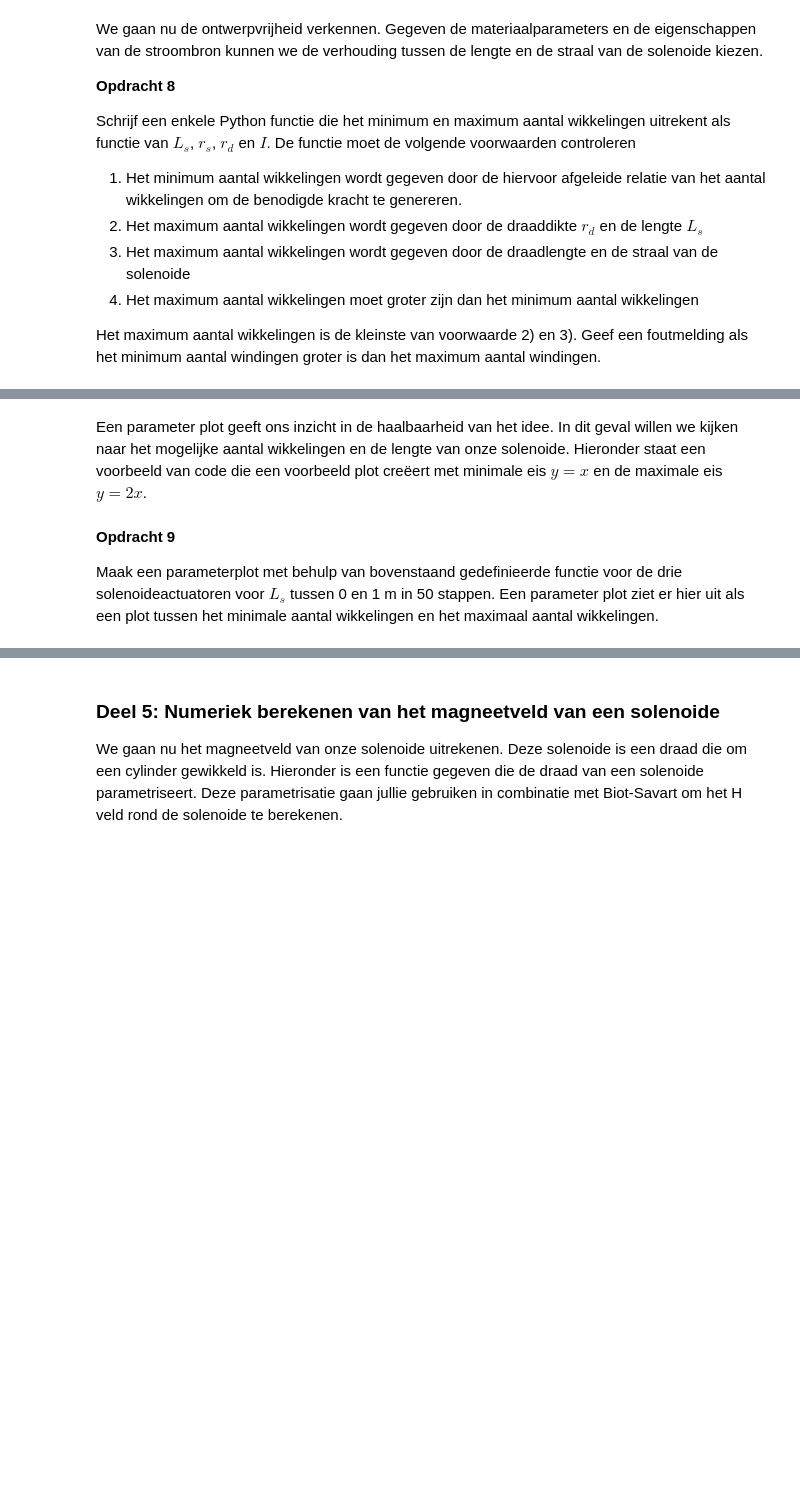
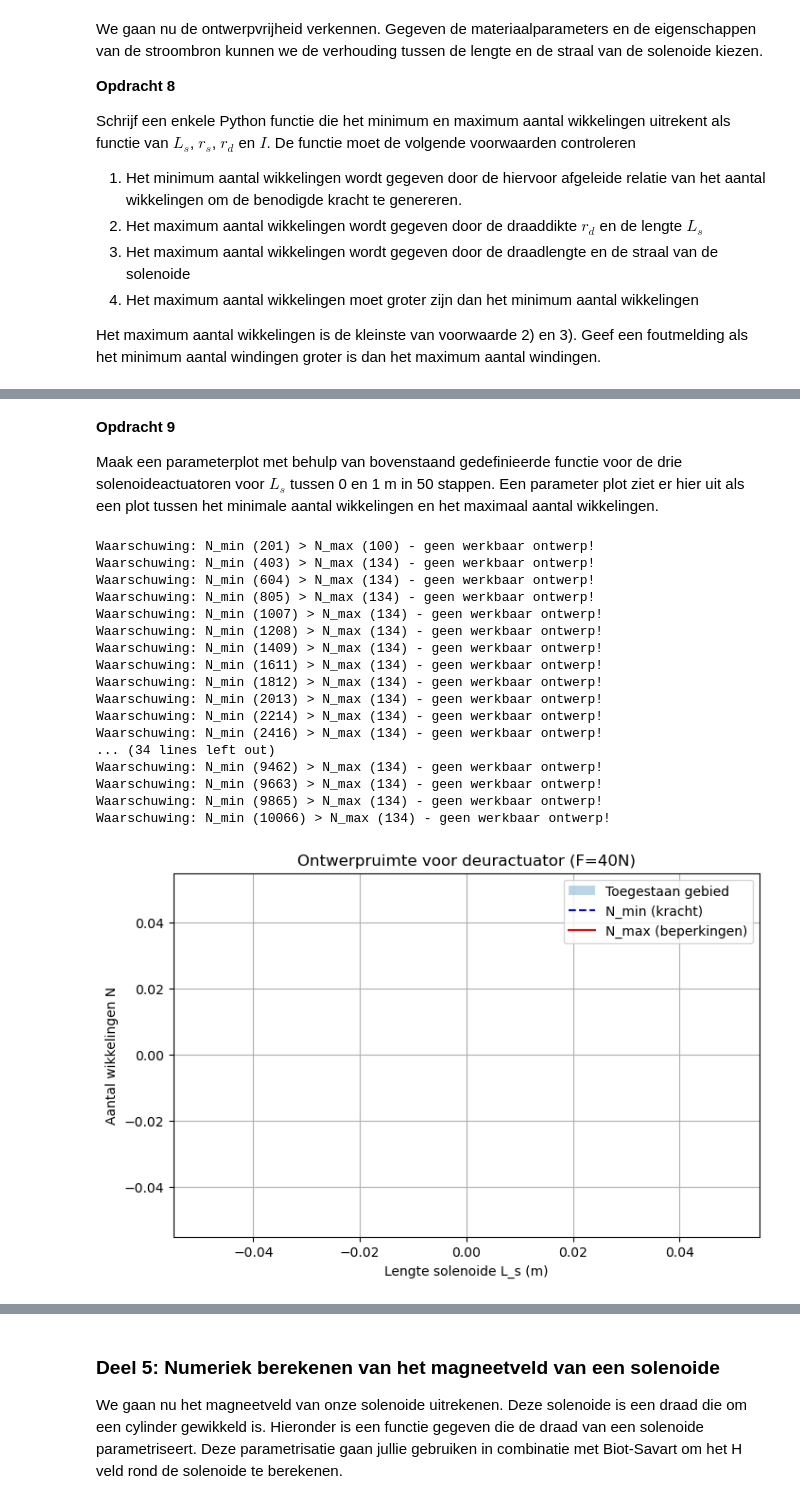
Before and after one commit to Vicky2k7/opdrachten-DEF-D, a Jupyter notebook: DigitaleOntwerpopdrachten/2KrachtactuatorOpdracht/KrachtactuatorOpdracht.ipynb, the cells around one changed output, grey strips where cells are left out. Drawn from its saved outputs; the diff is of its cells as text; code cells hidden in the pictures; blank space fills up the shorter version.

```diff
--- a/DigitaleOntwerpopdrachten/2KrachtactuatorOpdracht/KrachtactuatorOpdracht.ipynb
+++ b/DigitaleOntwerpopdrachten/2KrachtactuatorOpdracht/KrachtactuatorOpdracht.ipynb
@@ -256,2 +212,4 @@ print(f"Maximaal aantal wikkelingen: {N_max:.0f}")
 # %% [markdown]
-Een parameter plot geeft ons inzicht in de haalbaarheid van het idee. In dit geval willen we kijken naar het mogelijke aantal wikkelingen en de lengte van onze solenoide. Hieronder staat een voorbeeld van code die een voorbeeld plot creëert met minimale eis $y=x$ en de maximale eis $y=2x$.
+**Opdracht 9**
+
+Maak een parameterplot met behulp van bovenstaand gedefinieerde functie voor de drie solenoideactuatoren voor $L_s$ tussen 0 en 1 m in 50 stappen. Een parameter plot ziet er hier uit als een plot tussen het minimale aantal wikkelingen en het maximaal aantal wikkelingen.
@@ -268,25 +216,39 @@ plt.show()
-# %% [markdown]
-**Opdracht 9**
-
-Maak een parameterplot met behulp van bovenstaand gedefinieerde functie voor de drie solenoideactuatoren voor $L_s$ tussen 0 en 1 m in 50 stappen. Een parameter plot ziet er hier uit als een plot tussen het minimale aantal wikkelingen en het maximaal aantal wikkelingen.
 # %%
-# Parameterplot voor deurslotactuator (voorbeeld)
-L_waarden = np.linspace(0.01, 0.2, 50)  # lengte van 1 cm tot 20 cm
+# Opdracht 9: parameterplot voor deuractuator
+L_waarden = np.linspace(0.01, 0.5, 50)  # van 1 cm tot 50 cm
 N_min_vals = []
 N_max_vals = []
+for L in L_waarden:
+    Nmin, Nmax = aantal_wikkelingen(L, r_s_test, r_d_test, I_test, F_req)
+    N_min_vals.append(Nmin)
+    N_max_vals.append(Nmax)
 
-for L in L_waarden:
-    N_min, N_max = aantal_wikkelingen(L, r_s, r_d, I, F_benodigd)
-    N_min_vals.append(N_min)
-    N_max_vals.append(N_max)
-
-plt.figure()
-plt.fill_between(L_waarden, N_min_vals, N_max_vals, alpha=0.5)
-plt.plot(L_waarden, N_min_vals, 'r--', label='N_min')
-plt.plot(L_waarden, N_max_vals, 'b--', label='N_max')
-plt.xlabel('Lengte spoel (m)')
-plt.ylabel('Aantal wikkelingen')
-plt.title('Ontwerpruimte voor deurslotactuator')
+plt.figure(figsize=(8,5))
+plt.fill_between(L_waarden, N_min_vals, N_max_vals, alpha=0.3, label='Toegestaan gebied')
+plt.plot(L_waarden, N_min_vals, 'b--', label='N_min (kracht)')
+plt.plot(L_waarden, N_max_vals, 'r-', label='N_max (beperkingen)')
+plt.xlabel('Lengte solenoide L_s (m)')
+plt.ylabel('Aantal wikkelingen N')
+plt.title('Ontwerpruimte voor deuractuator (F=40N)')
 plt.legend()
-plt.grid()
+plt.grid(True)
 plt.show()
+# %% [output]
+Waarschuwing: N_min (201) > N_max (100) - geen werkbaar ontwerp!
+Waarschuwing: N_min (403) > N_max (134) - geen werkbaar ontwerp!
+Waarschuwing: N_min (604) > N_max (134) - geen werkbaar ontwerp!
+Waarschuwing: N_min (805) > N_max (134) - geen werkbaar ontwerp!
+Waarschuwing: N_min (1007) > N_max (134) - geen werkbaar ontwerp!
+Waarschuwing: N_min (1208) > N_max (134) - geen werkbaar ontwerp!
+Waarschuwing: N_min (1409) > N_max (134) - geen werkbaar ontwerp!
+Waarschuwing: N_min (1611) > N_max (134) - geen werkbaar ontwerp!
+Waarschuwing: N_min (1812) > N_max (134) - geen werkbaar ontwerp!
+Waarschuwing: N_min (2013) > N_max (134) - geen werkbaar ontwerp!
+Waarschuwing: N_min (2214) > N_max (134) - geen werkbaar ontwerp!
+Waarschuwing: N_min (2416) > N_max (134) - geen werkbaar ontwerp!
+... (34 lines left out)
+Waarschuwing: N_min (9462) > N_max (134) - geen werkbaar ontwerp!
+Waarschuwing: N_min (9663) > N_max (134) - geen werkbaar ontwerp!
+Waarschuwing: N_min (9865) > N_max (134) - geen werkbaar ontwerp!
+Waarschuwing: N_min (10066) > N_max (134) - geen werkbaar ontwerp!
+[figure, added]
```
Also changed, not shown: parts of 31 cells of this notebook, 1 other file.
